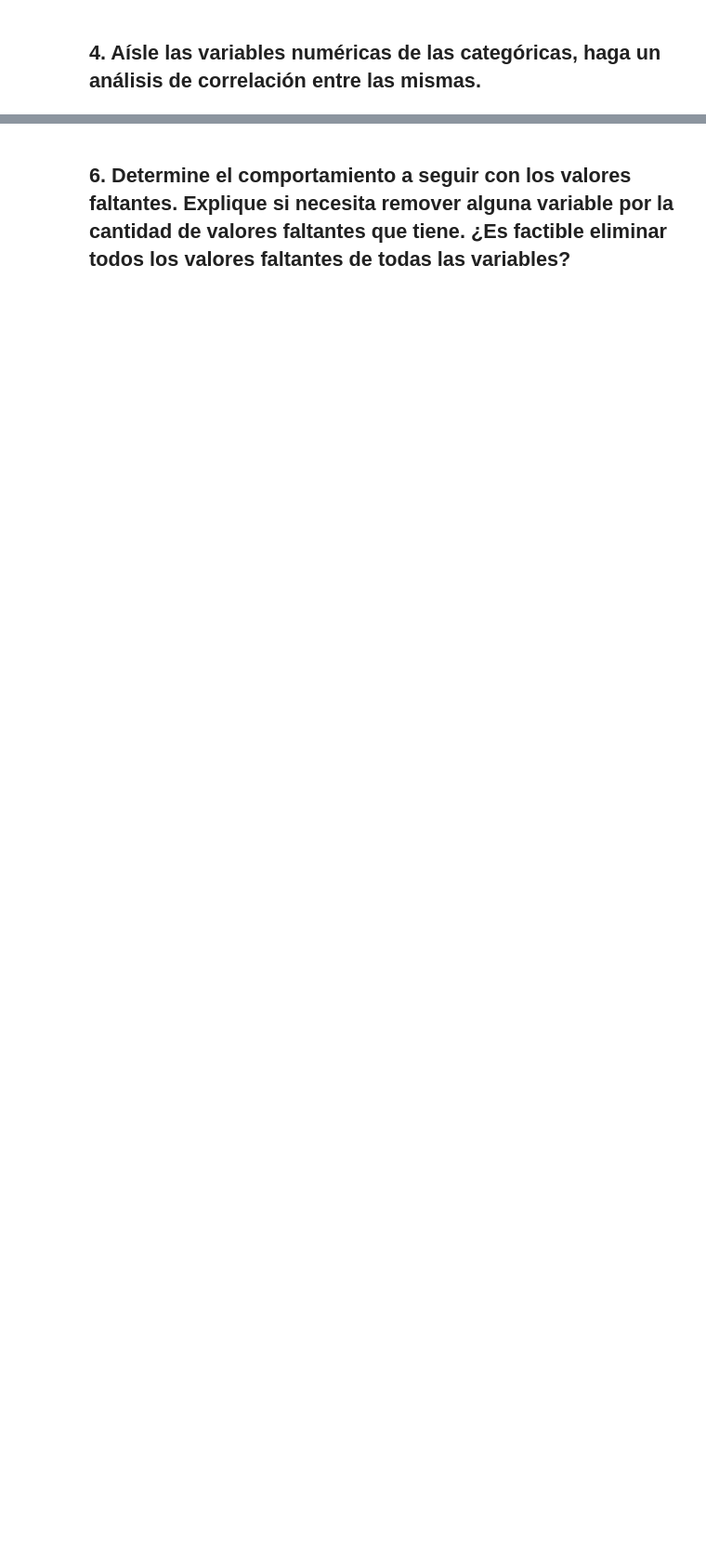
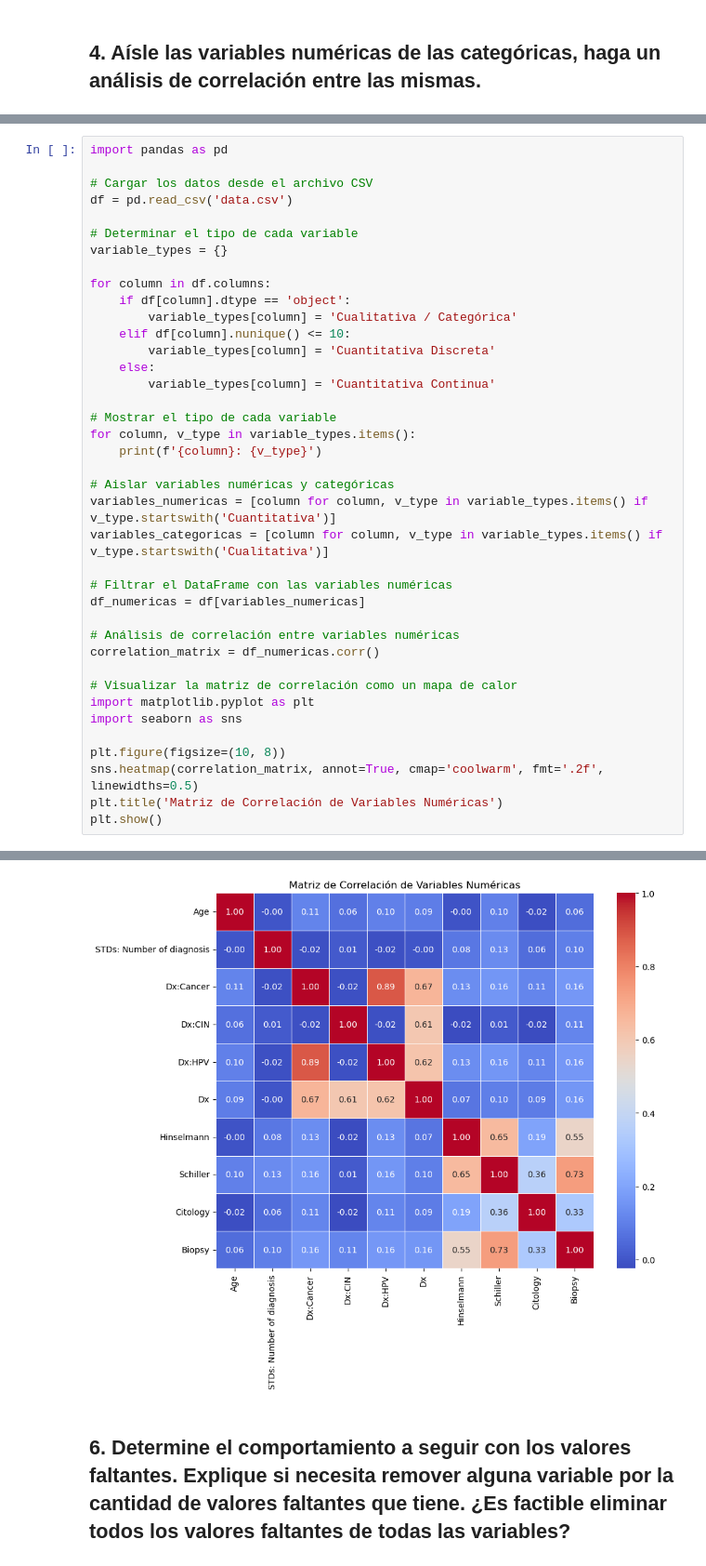
Before and after one commit to fredyvelasquezgt/Lab-1-DS, a Jupyter notebook: test.ipynb, the cells around one changed output, grey strips where cells are left out. Shown: that part at 93% size. Cells and saved outputs as stored; diff of their text form; blank space fills up the shorter version.

Commit message:
fix corr

```diff
--- a/test.ipynb
+++ b/test.ipynb
@@ -237,0 +231,40 @@ plt.show()
+# %%
+import pandas as pd
+
+# Cargar los datos desde el archivo CSV
+df = pd.read_csv('data.csv')
+
+# Determinar el tipo de cada variable
+variable_types = {}
+
+for column in df.columns:
+    if df[column].dtype == 'object':
+        variable_types[column] = 'Cualitativa / Categórica'
+    elif df[column].nunique() <= 10:
+        variable_types[column] = 'Cuantitativa Discreta'
+    else:
+        variable_types[column] = 'Cuantitativa Continua'
+
+# Mostrar el tipo de cada variable
+for column, v_type in variable_types.items():
+    print(f'{column}: {v_type}')
+
+# Aislar variables numéricas y categóricas
+variables_numericas = [column for column, v_type in variable_types.items() if v_type.startswith('Cuantitativa')]
+variables_categoricas = [column for column, v_type in variable_types.items() if v_type.startswith('Cualitativa')]
+
+# Filtrar el DataFrame con las variables numéricas
+df_numericas = df[variables_numericas]
+
+# Análisis de correlación entre variables numéricas
+correlation_matrix = df_numericas.corr()
+
+# Visualizar la matriz de correlación como un mapa de calor
+import matplotlib.pyplot as plt
+import seaborn as sns
+
+plt.figure(figsize=(10, 8))
+sns.heatmap(correlation_matrix, annot=True, cmap='coolwarm', fmt='.2f', linewidths=0.5)
+plt.title('Matriz de Correlación de Variables Numéricas')
+plt.show()
+# %% [output]
@@ -238,3 +288,4 @@ plt.show()
+[figure, added]
 # %% [markdown]
 ## 6. Determine el comportamiento a seguir con los valores faltantes. Explique si necesita remover alguna variable por la cantidad de valores faltantes que tiene. ¿Es factible eliminar todos los valores faltantes de todas las variables?
 # %%
```
Also changed, not shown: parts of 3 cells of this notebook.
